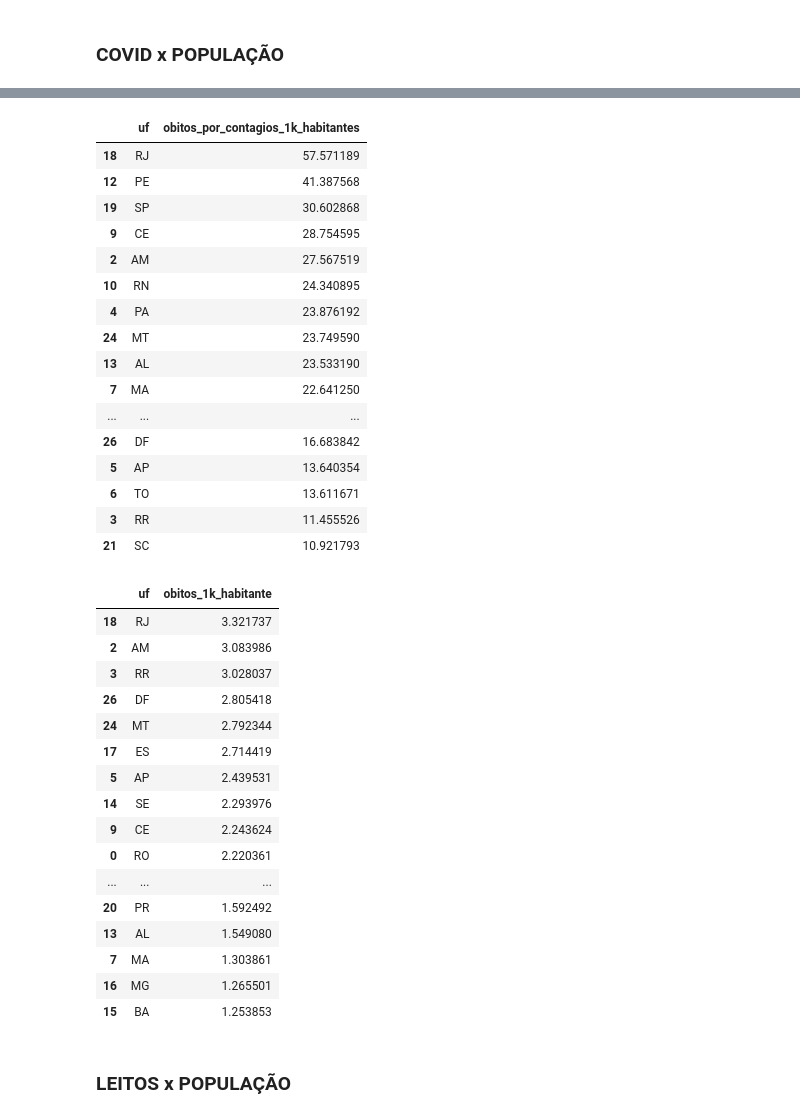
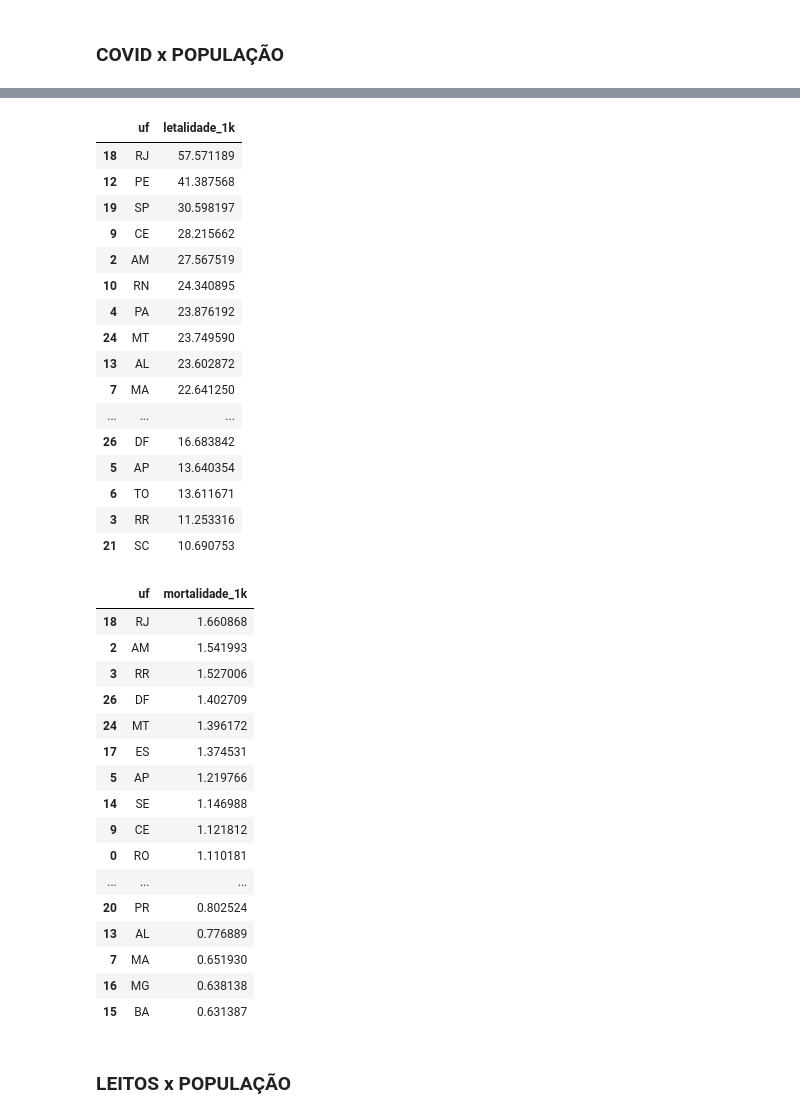
Before and after one commit to daianeklein/bootcamp-Alura, a Jupyter notebook: Desafio-Modulo4.ipynb, the cells around one changed output, grey strips where cells are left out. Cells and saved outputs as stored; diff of their text form; code cells hidden in the pictures.

```diff
--- a/Desafio-Modulo4.ipynb
+++ b/Desafio-Modulo4.ipynb
@@ -40,6 +40,9 @@ covid = pd.read_csv(r'/Users/daianeklein/Documents/Desafio-COVID/Dados/HIST_PAIN
 # Criando uma lista com as UF
 uf = ['AC','AL','AP','AM','BA','CE','DF','ES','GO','MA','MT','MS','MG','PA',
 'PB','PR','PE','PI','RJ','RN','RS','RO','RR','SC','SP','SE','TO']
+
+# Retirando valores duplicados (base de dados possui por estado e tbm por municipio)
+covid = covid[covid['municipio'].isnull()]
 
 # Selecionando as colunas alvo
 colunas = ['regiao', 'estado', 'data','casosAcumulado', 'casosNovos', 'obitosAcumulado', 'obitosNovos']
@@ -375,10 +378,10 @@ populacao_e_contagio.rename(columns={'2019' : 'Populacao_2019'}, inplace=True) #
 populacao_e_contagio['contagio_1k_habitante'] = (populacao_e_contagio['casosNovos'] /  populacao_e_contagio['Populacao_2019']) * 1000
 
 # Calculando a qt de obitos para cada 1k de habitantes
-populacao_e_contagio['obitos_1k_habitante'] = (populacao_e_contagio['obitosNovos'] /  populacao_e_contagio['Populacao_2019']) * 1000
+populacao_e_contagio['mortalidade_1k'] = (populacao_e_contagio['obitosNovos'] /  populacao_e_contagio['Populacao_2019']) * 1000
 
 # Calculando a qt de obitos pela qt. de contagios
-populacao_e_contagio['obitos_por_contagios_1k_habitantes'] = (populacao_e_contagio['obitosNovos'] * 1000) / populacao_e_contagio['casosNovos']
+populacao_e_contagio['letalidade_1k'] = (populacao_e_contagio['obitosNovos'] / populacao_e_contagio['casosNovos'] ) * 1000
 
 populacao_e_contagio
 # %% [output]
@@ -451,45 +454,45 @@ fig3 = fig3;
 # %%
-populacao_e_contagio[['uf','obitos_por_contagios_1k_habitantes']].sort_values(by='obitos_por_contagios_1k_habitantes',
+populacao_e_contagio[['uf','letalidade_1k']].sort_values(by='letalidade_1k',
                                                                              ascending=False).style.apply(highlight_max)
 # %% [output]
-|  | uf | obitos_por_contagios_1k_habitantes |
+|  | uf | letalidade_1k |
 | 18 | RJ | 57.571189 |
 | 12 | PE | 41.387568 |
-| 19 | SP | 30.602868 |
-| 9 | CE | 28.754595 |
+| 19 | SP | 30.598197 |
+| 9 | CE | 28.215662 |
 | 2 | AM | 27.567519 |
 | 10 | RN | 24.340895 |
 | 4 | PA | 23.876192 |
 | 24 | MT | 23.749590 |
-| 13 | AL | 23.533190 |
+| 13 | AL | 23.602872 |
 | 7 | MA | 22.641250 |
 | ... | ... | ... |
 | 26 | DF | 16.683842 |
 | 5 | AP | 13.640354 |
 | 6 | TO | 13.611671 |
-| 3 | RR | 11.455526 |
-| 21 | SC | 10.921793 |
+| 3 | RR | 11.253316 |
+| 21 | SC | 10.690753 |
 # %%
-populacao_e_contagio[['uf','obitos_1k_habitante']].sort_values(by='obitos_1k_habitante',
+populacao_e_contagio[['uf','mortalidade_1k']].sort_values(by='mortalidade_1k',
                                                                              ascending=False).style.apply(highlight_max)
 # %% [output]
-|  | uf | obitos_1k_habitante |
-| 18 | RJ | 3.321737 |
-| 2 | AM | 3.083986 |
-| 3 | RR | 3.028037 |
-| 26 | DF | 2.805418 |
-| 24 | MT | 2.792344 |
-| 17 | ES | 2.714419 |
-| 5 | AP | 2.439531 |
-| 14 | SE | 2.293976 |
-| 9 | CE | 2.243624 |
-| 0 | RO | 2.220361 |
+|  | uf | mortalidade_1k |
+| 18 | RJ | 1.660868 |
+| 2 | AM | 1.541993 |
+| 3 | RR | 1.527006 |
+| 26 | DF | 1.402709 |
+| 24 | MT | 1.396172 |
+| 17 | ES | 1.374531 |
+| 5 | AP | 1.219766 |
+| 14 | SE | 1.146988 |
+| 9 | CE | 1.121812 |
+| 0 | RO | 1.110181 |
 | ... | ... | ... |
-| 20 | PR | 1.592492 |
-| 13 | AL | 1.549080 |
-| 7 | MA | 1.303861 |
-| 16 | MG | 1.265501 |
-| 15 | BA | 1.253853 |
+| 20 | PR | 0.802524 |
+| 13 | AL | 0.776889 |
+| 7 | MA | 0.651930 |
+| 16 | MG | 0.638138 |
+| 15 | BA | 0.631387 |
 # %% [markdown]
 ### LEITOS x POPULAÇÃO
 # %%
```
Also changed, not shown: parts of 15 cells of this notebook.
